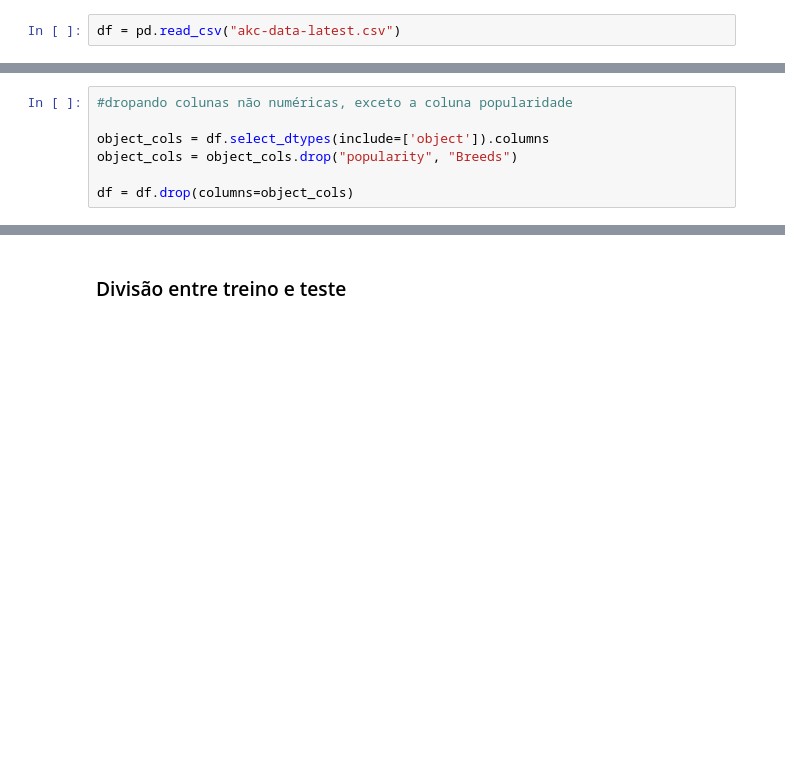
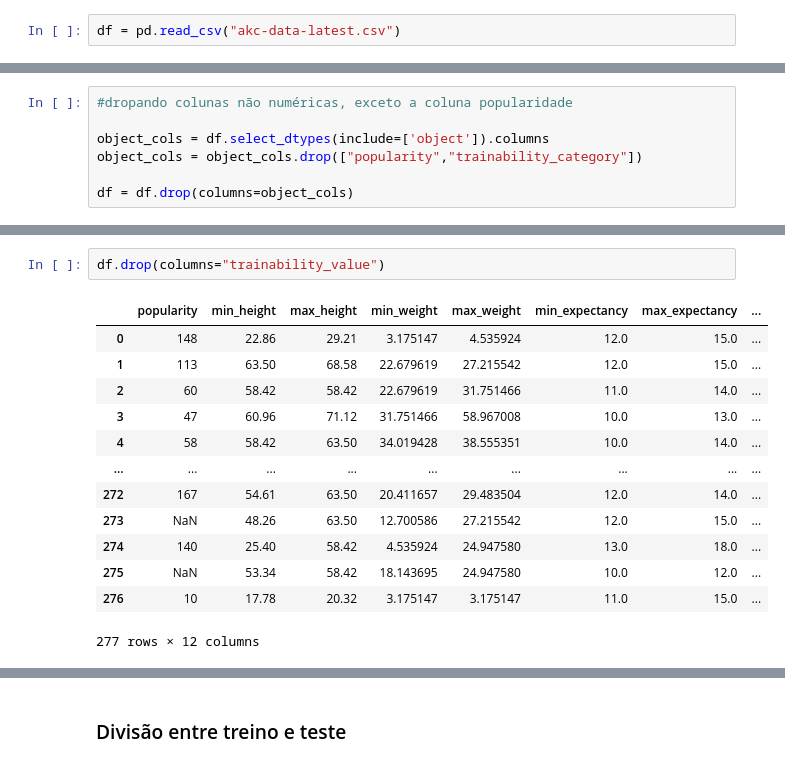
Before and after one commit to felipeduartea/projeto-ia, a Jupyter notebook: Trabalho_IA.ipynb, the cells around one changed output, grey strips where cells are left out. Cells and saved outputs as stored; diff of their text form; blank space fills up the shorter version.

```diff
--- a/Trabalho_IA.ipynb
+++ b/Trabalho_IA.ipynb
@@ -40,7 +40,7 @@ memory usage: 45.6+ KB
 #dropando colunas não numéricas, exceto a coluna popularidade
 
 object_cols = df.select_dtypes(include=['object']).columns
-object_cols = object_cols.drop("popularity", "Breeds")
+object_cols = object_cols.drop(["popularity","trainability_category"])
 
 df = df.drop(columns=object_cols)
 # %%
@@ -69,6 +69,22 @@ final_test
 | 268 | 12.700 | 58.420 | 22.679619 | 34.019428 | 13.0 | 13.0 | 0.2 | ... |
 | 273 | 48.260 | 63.500 | 12.700586 | 27.215542 | 12.0 | 15.0 | 0.2 | ... |
 | 275 | 53.340 | 58.420 | 18.143695 | 24.947580 | 10.0 | 12.0 | 0.4 | ... |
+# %%
+df.drop(columns="trainability_value")
+# %% [output]
+|  | popularity | min_height | max_height | min_weight | max_weight | min_expectancy | max_expectancy | ... |
+| 0 | 148 | 22.86 | 29.21 | 3.175147 | 4.535924 | 12.0 | 15.0 | ... |
+| 1 | 113 | 63.50 | 68.58 | 22.679619 | 27.215542 | 12.0 | 15.0 | ... |
+| 2 | 60 | 58.42 | 58.42 | 22.679619 | 31.751466 | 11.0 | 14.0 | ... |
+| 3 | 47 | 60.96 | 71.12 | 31.751466 | 58.967008 | 10.0 | 13.0 | ... |
+| 4 | 58 | 58.42 | 63.50 | 34.019428 | 38.555351 | 10.0 | 14.0 | ... |
+| ... | ... | ... | ... | ... | ... | ... | ... | ... |
+| 272 | 167 | 54.61 | 63.50 | 20.411657 | 29.483504 | 12.0 | 14.0 | ... |
+| 273 | NaN | 48.26 | 63.50 | 12.700586 | 27.215542 | 12.0 | 15.0 | ... |
+| 274 | 140 | 25.40 | 58.42 | 4.535924 | 24.947580 | 13.0 | 18.0 | ... |
+| 275 | NaN | 53.34 | 58.42 | 18.143695 | 24.947580 | 10.0 | 12.0 | ... |
+| 276 | 10 | 17.78 | 20.32 | 3.175147 | 3.175147 | 11.0 | 15.0 | ... |
+277 rows × 12 columns
 # %%
 df.isna().sum()
 # %% [output]
```
Also changed, not shown: parts of 24 cells of this notebook.
